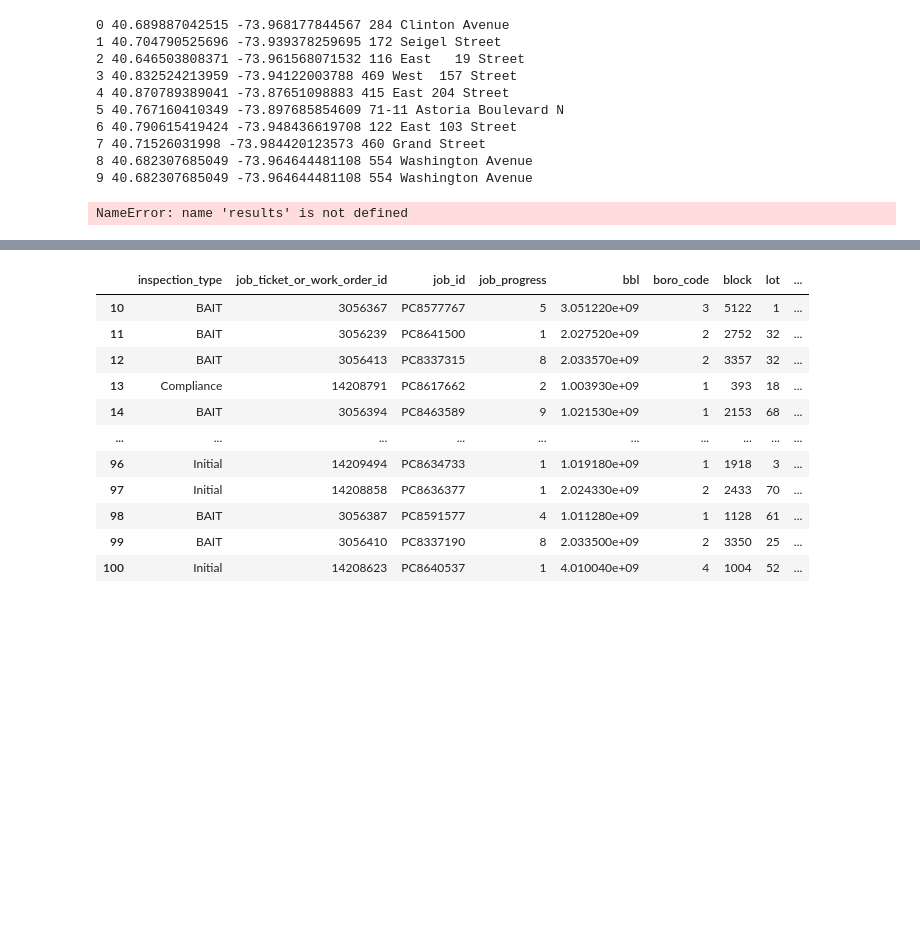
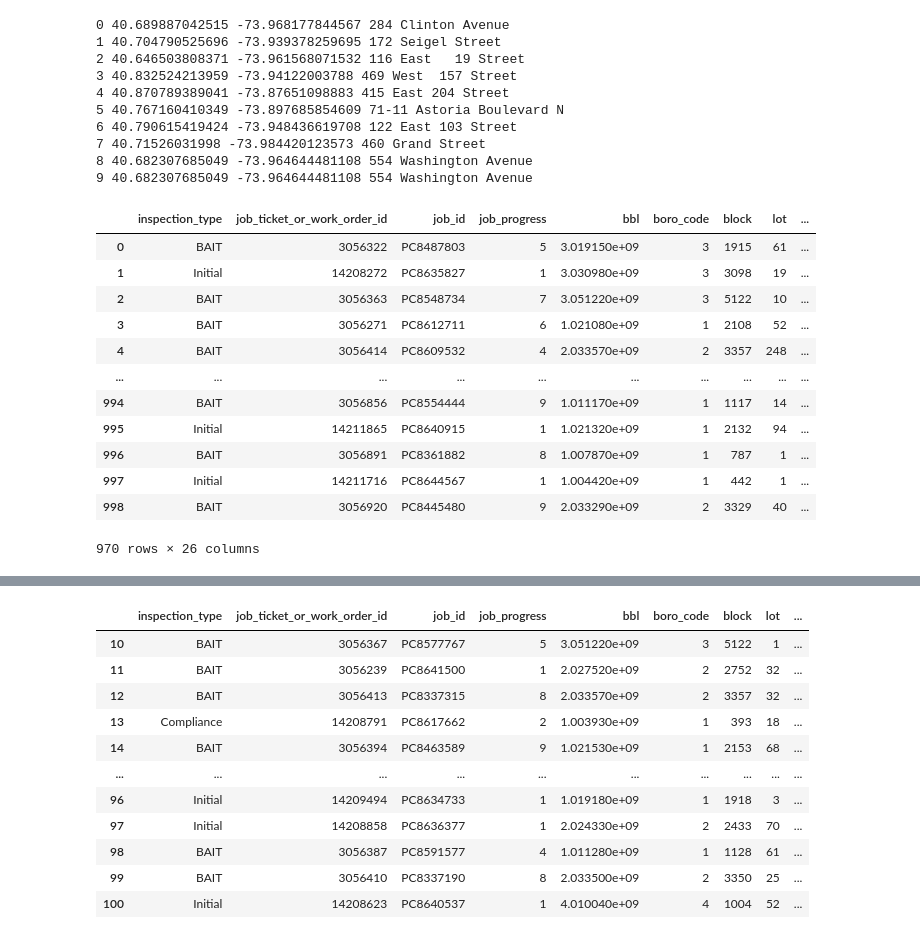
Before and after one commit to conor7276/nyc-rats-in-restaurants, a Jupyter notebook: scripts/data_exploration.ipynb, the cells around one changed output, grey strips where cells are left out. Cells and saved outputs as stored; diff of their text form; code cells hidden in the pictures; blank space fills up the shorter version.

```diff
--- a/scripts/data_exploration.ipynb
+++ b/scripts/data_exploration.ipynb
@@ -49,9 +49,21 @@ for row in df.head(10).iterrows():
 8 40.682307685049 -73.964644481108 554 Washington Avenue
 9 40.682307685049 -73.964644481108 554 Washington Avenue
 # %%
-print(results)
+df
 # %% [output]
+|  | inspection_type | job_ticket_or_work_order_id | job_id | job_progress | bbl | boro_code | block | lot | ... |
+| 0 | BAIT | 3056322 | PC8487803 | 5 | 3.019150e+09 | 3 | 1915 | 61 | ... |
+| 1 | Initial | 14208272 | PC8635827 | 1 | 3.030980e+09 | 3 | 3098 | 19 | ... |
+| 2 | BAIT | 3056363 | PC8548734 | 7 | 3.051220e+09 | 3 | 5122 | 10 | ... |
+| 3 | BAIT | 3056271 | PC8612711 | 6 | 1.021080e+09 | 1 | 2108 | 52 | ... |
+| 4 | BAIT | 3056414 | PC8609532 | 4 | 2.033570e+09 | 2 | 3357 | 248 | ... |
+| ... | ... | ... | ... | ... | ... | ... | ... | ... | ... |
+| 994 | BAIT | 3056856 | PC8554444 | 9 | 1.011170e+09 | 1 | 1117 | 14 | ... |
+| 995 | Initial | 14211865 | PC8640915 | 1 | 1.021320e+09 | 1 | 2132 | 94 | ... |
+| 996 | BAIT | 3056891 | PC8361882 | 8 | 1.007870e+09 | 1 | 787 | 1 | ... |
+| 997 | Initial | 14211716 | PC8644567 | 1 | 1.004420e+09 | 1 | 442 | 1 | ... |
+| 998 | BAIT | 3056920 | PC8445480 | 9 | 2.033290e+09 | 2 | 3329 | 40 | ... |
-NameError: name 'results' is not defined
+970 rows × 26 columns
 # %%
 import requests
 import json
```
Also changed, not shown: parts of 7 cells of this notebook, 2 other files.
